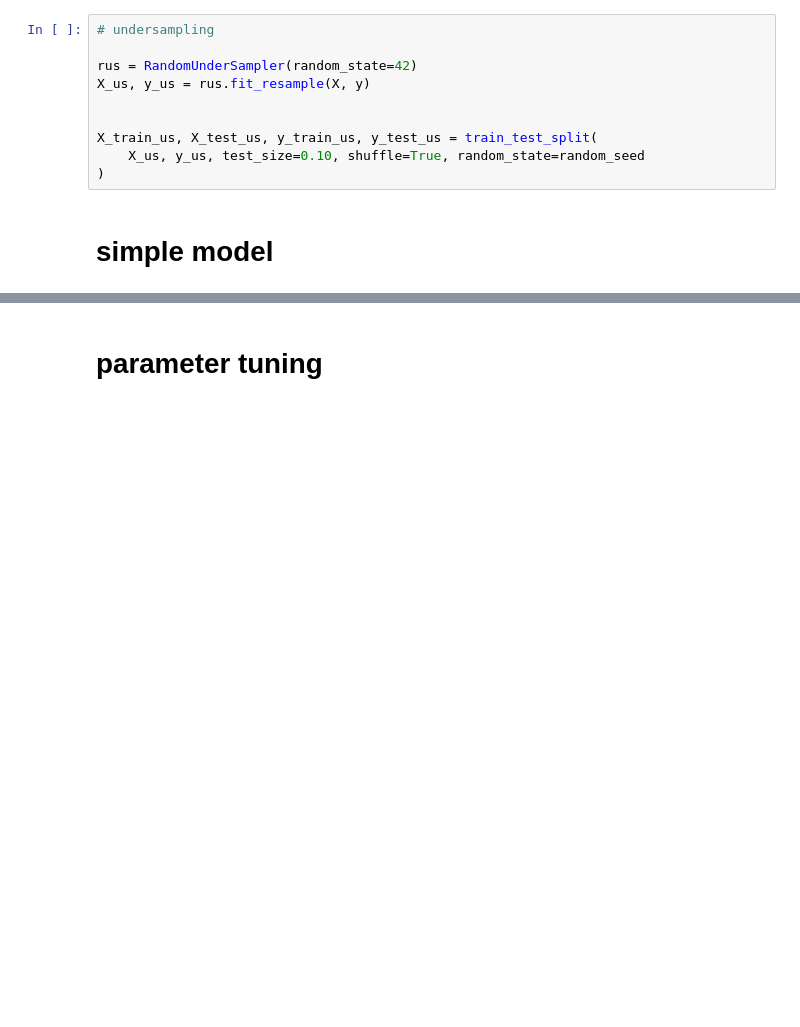
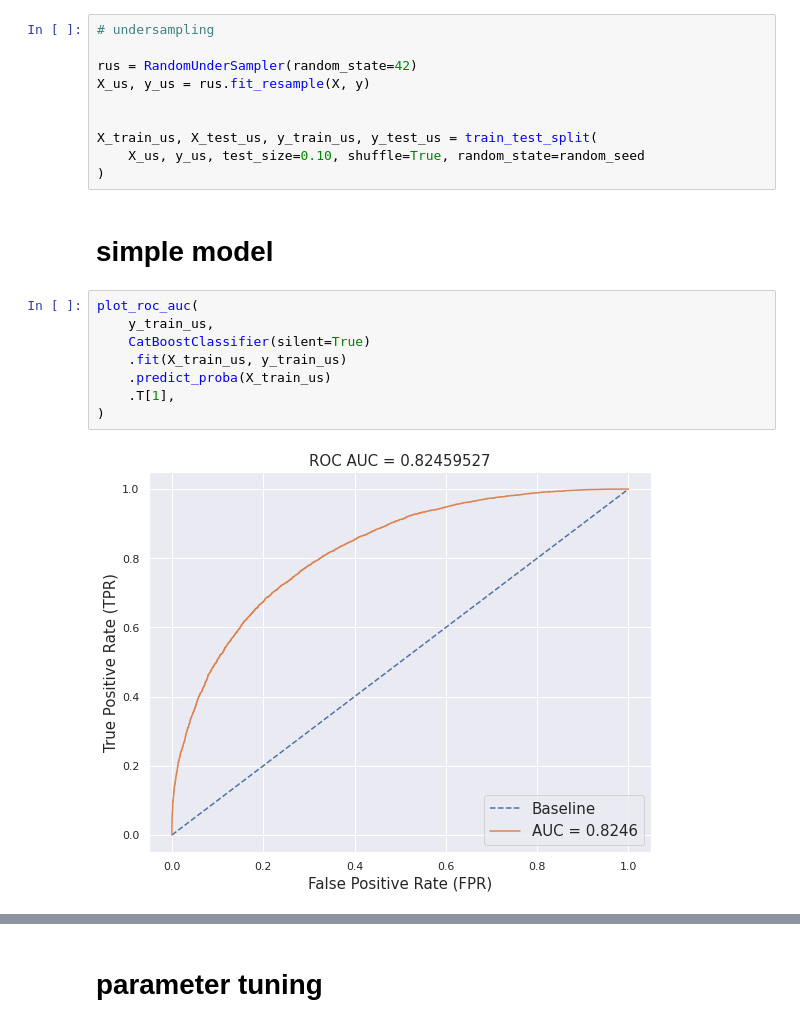
Before and after one commit to XelorR/sf_project_5, a Jupyter notebook: pp_baseline_short.ipynb, the cells around one changed output, grey strips where cells are left out. Saved outputs shown, nothing was run; the diff lists cells and outputs as text; blank space fills up the shorter version.

```diff
--- a/pp_baseline_short.ipynb
+++ b/pp_baseline_short.ipynb
@@ -113,3 +114,13 @@ X_train_us, X_test_us, y_train_us, y_test_us = train_test_split(
 )
 # %% [markdown]
 # simple model
+# %%
+plot_roc_auc(
+    y_train_us,
+    CatBoostClassifier(silent=True)
+    .fit(X_train_us, y_train_us)
+    .predict_proba(X_train_us)
+    .T[1],
+)
+# %% [output]
+[figure, added]
```
Also changed, not shown: parts of 4 cells of this notebook.
